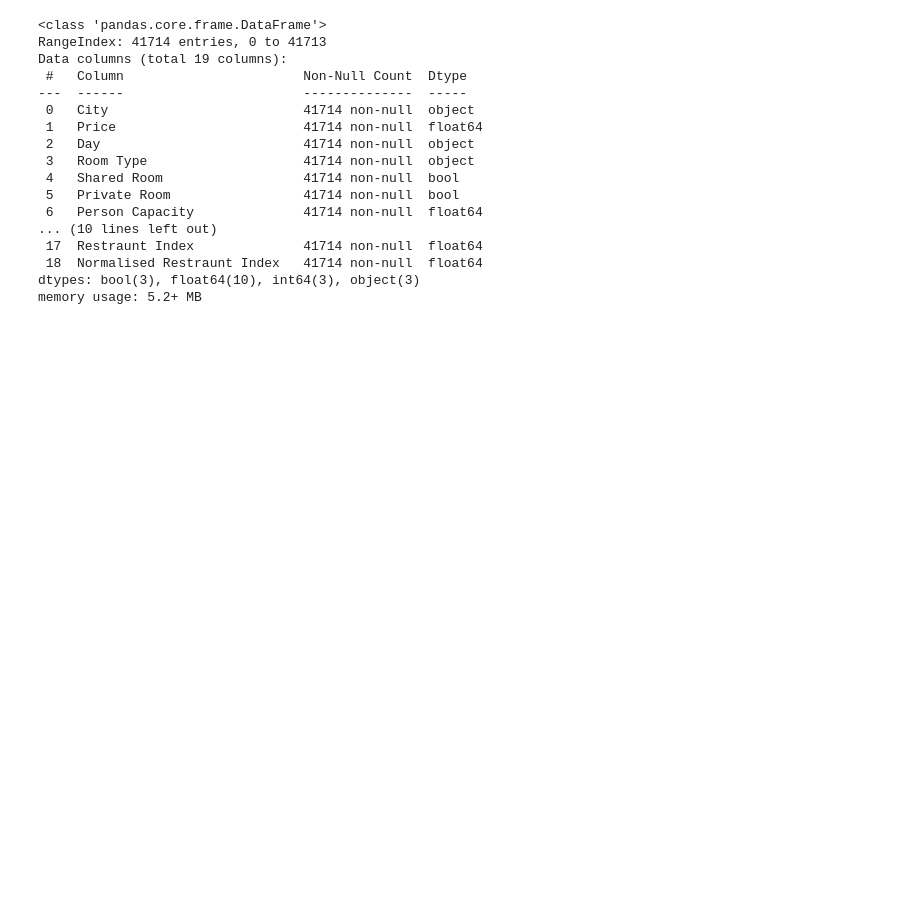
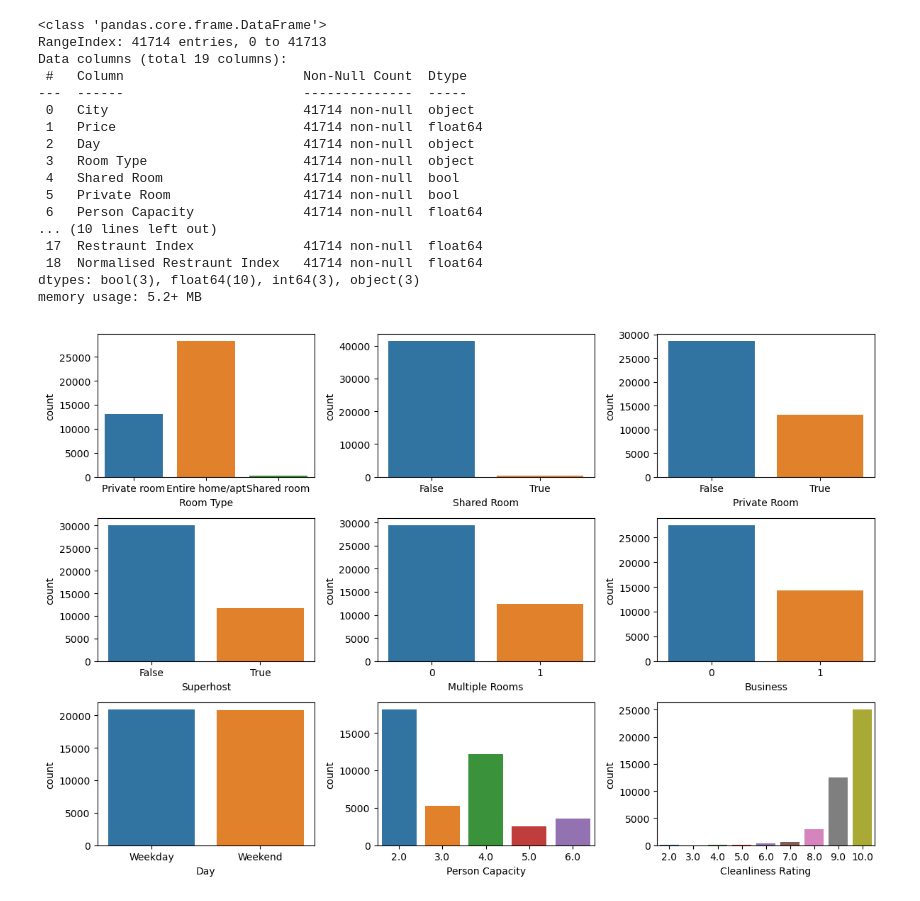
Before and after one commit to isoori/AIRBNB, a Jupyter notebook: Untitled.ipynb, the cells around one changed output. Drawn from its saved outputs; the diff is of its cells as text; code cells hidden in the pictures; blank space fills up the shorter version.

```diff
--- a/Untitled.ipynb
+++ b/Untitled.ipynb
@@ -31,3 +33,20 @@ Data columns (total 19 columns):
  18  Normalised Restraunt Index   41714 non-null  float64
 dtypes: bool(3), float64(10), int64(3), object(3)
 memory usage: 5.2+ MB
+# %%
+k = ['Room Type','Shared Room','Private Room','Superhost','Multiple Rooms','Business','Day','Person Capacity','Cleanliness Rating']
+fig, ax = plt.subplots(3, 3,figsize=(12,8),dpi=100)
+plt.xticks(rotation='horizontal')
+sns.countplot(data=df,x=k[0], ax=ax[0][0])
+sns.countplot(data=df,x=k[1], ax=ax[0][1])
+sns.countplot(data=df,x=k[2], ax=ax[0][2])
+sns.countplot(data=df,x=k[3], ax=ax[1][0])
+sns.countplot(data=df,x=k[4], ax=ax[1][1])
+sns.countplot(data=df,x=k[5], ax=ax[1][2])
+sns.countplot(data=df,x=k[6], ax=ax[2][0])
+sns.countplot(data=df,x=k[7], ax=ax[2][1])
+sns.countplot(data=df,x=k[8], ax=ax[2][2])
+plt.tight_layout()
+plt.show()
+# %% [output]
+[figure, added]
```
Also changed, not shown: parts of 1 cell of this notebook.
